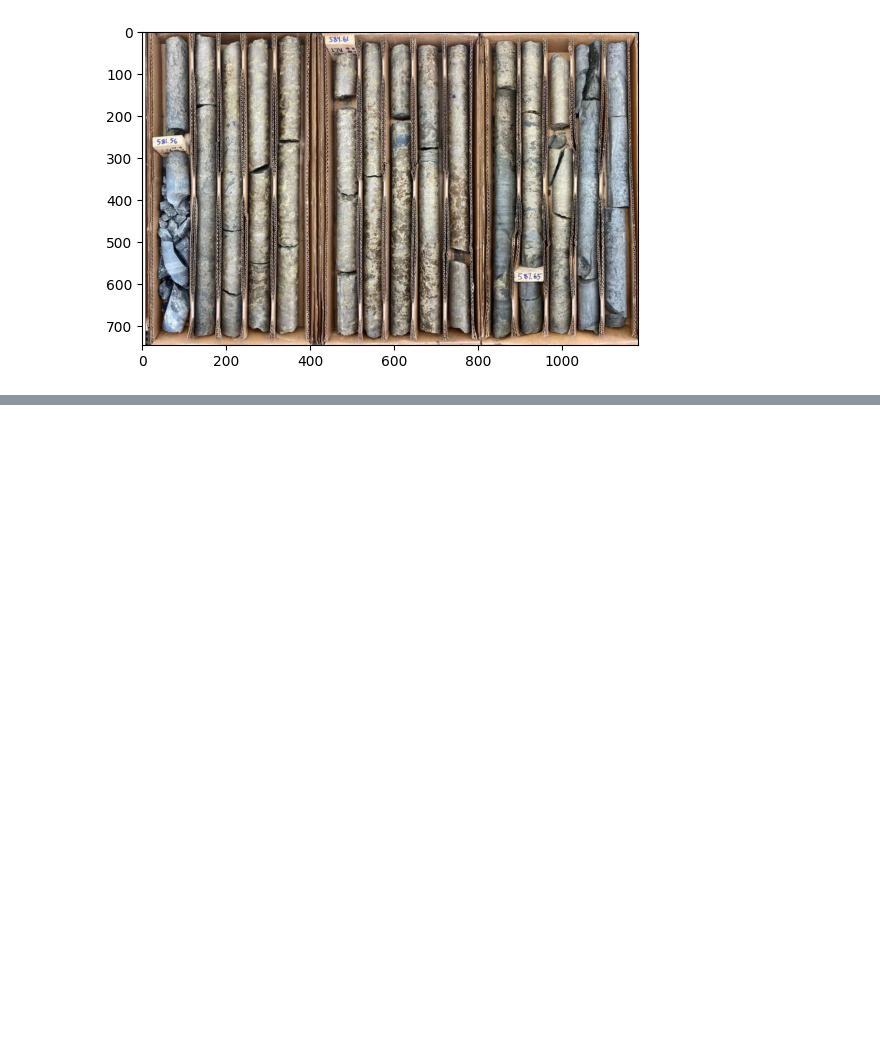
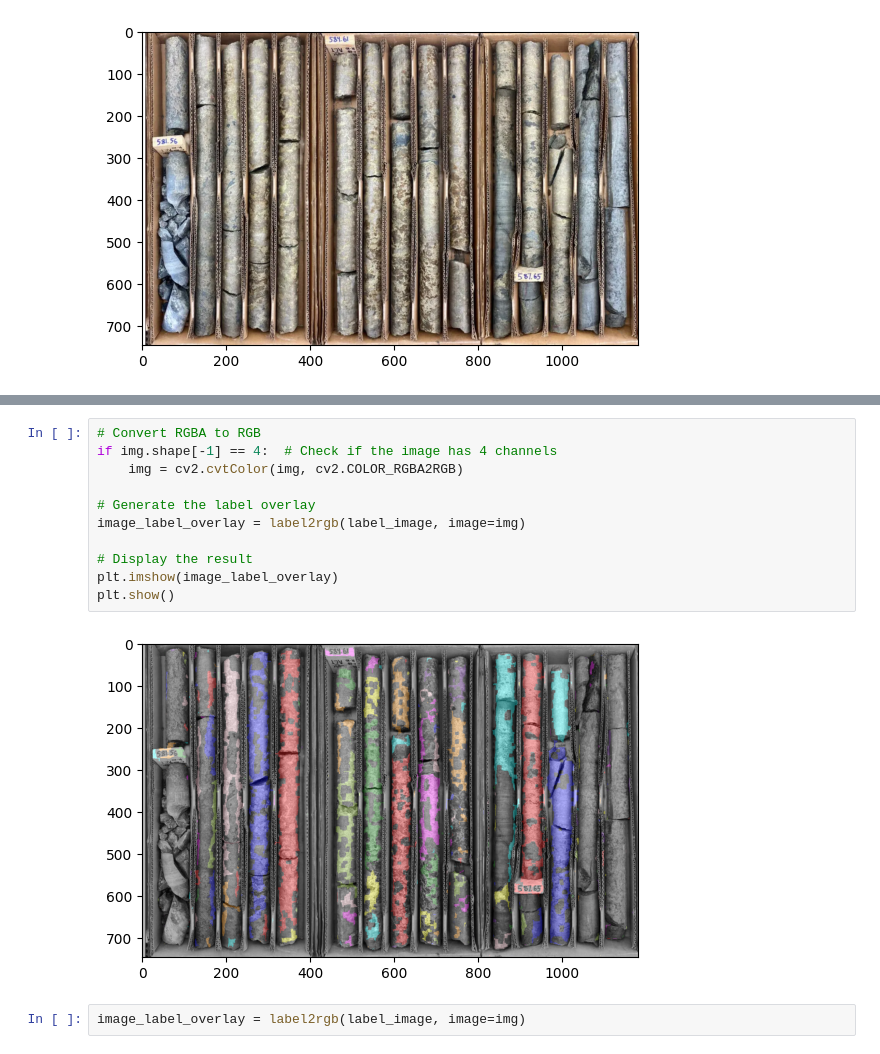
Before and after one commit to dikirust/Mineral-CV, a Jupyter notebook: openspace.ipynb, the cells around one changed output, grey strips where cells are left out. Drawn from its saved outputs; the diff is of its cells as text; blank space fills up the shorter version.

```diff
--- a/openspace.ipynb
+++ b/openspace.ipynb
@@ -31,0 +50,15 @@ plt.show()
+# %%
+# Convert RGBA to RGB
+if img.shape[-1] == 4:  # Check if the image has 4 channels
+    img = cv2.cvtColor(img, cv2.COLOR_RGBA2RGB)
+
+# Generate the label overlay
+image_label_overlay = label2rgb(label_image, image=img)
+
+# Display the result
+plt.imshow(image_label_overlay)
+plt.show()
+# %% [output]
+[figure, added]
+# %%
+image_label_overlay = label2rgb(label_image, image=img)
```
Also changed, not shown: parts of 17 cells of this notebook.
